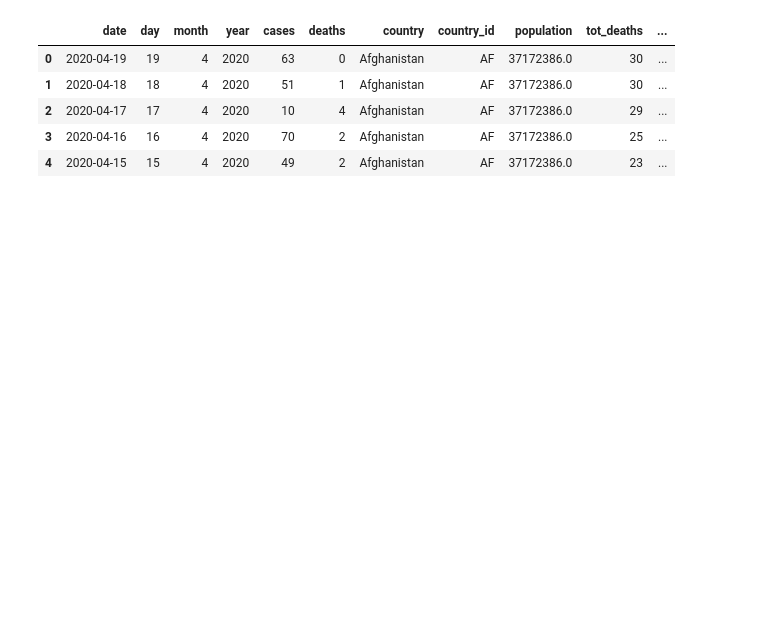
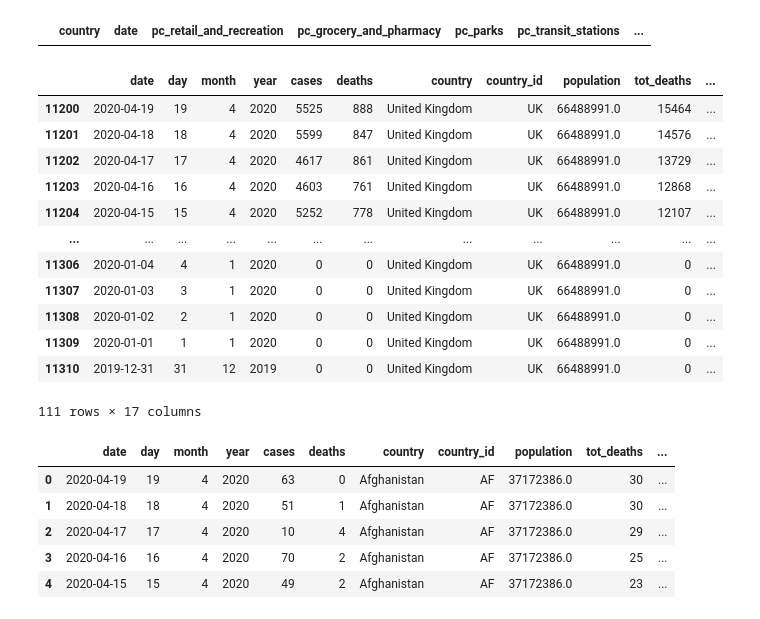
Before and after one commit to silverfield/corona-vis, a Jupyter notebook: nbs/explore-mobility.ipynb, the cells around one changed output. Drawn from its saved outputs; the diff is of its cells as text; code cells hidden in the pictures; blank space fills up the shorter version.

```diff
--- a/nbs/explore-mobility.ipynb
+++ b/nbs/explore-mobility.ipynb
@@ -12,3 +66,23 @@ import pandas as pd
+# %%
+gm_df[gm_df['country'] == 'United Kingdom']
+# %% [output]
+|  | country | date | pc_retail_and_recreation | pc_grocery_and_pharmacy | pc_parks | pc_transit_stations | ... |
+# %%
+df[df['country'] == 'United Kingdom']
+# %% [output]
+|  | date | day | month | year | cases | deaths | country | country_id | population | tot_deaths | ... |
+| 11200 | 2020-04-19 | 19 | 4 | 2020 | 5525 | 888 | United Kingdom | UK | 66488991.0 | 15464 | ... |
+| 11201 | 2020-04-18 | 18 | 4 | 2020 | 5599 | 847 | United Kingdom | UK | 66488991.0 | 14576 | ... |
+| 11202 | 2020-04-17 | 17 | 4 | 2020 | 4617 | 861 | United Kingdom | UK | 66488991.0 | 13729 | ... |
+| 11203 | 2020-04-16 | 16 | 4 | 2020 | 4603 | 761 | United Kingdom | UK | 66488991.0 | 12868 | ... |
+| 11204 | 2020-04-15 | 15 | 4 | 2020 | 5252 | 778 | United Kingdom | UK | 66488991.0 | 12107 | ... |
+| ... | ... | ... | ... | ... | ... | ... | ... | ... | ... | ... | ... |
+| 11306 | 2020-01-04 | 4 | 1 | 2020 | 0 | 0 | United Kingdom | UK | 66488991.0 | 0 | ... |
+| 11307 | 2020-01-03 | 3 | 1 | 2020 | 0 | 0 | United Kingdom | UK | 66488991.0 | 0 | ... |
+| 11308 | 2020-01-02 | 2 | 1 | 2020 | 0 | 0 | United Kingdom | UK | 66488991.0 | 0 | ... |
+| 11309 | 2020-01-01 | 1 | 1 | 2020 | 0 | 0 | United Kingdom | UK | 66488991.0 | 0 | ... |
+| 11310 | 2019-12-31 | 31 | 12 | 2019 | 0 | 0 | United Kingdom | UK | 66488991.0 | 0 | ... |
+111 rows × 17 columns
 # %%
 df = procdata.get_final_df()
 df.head()
```
Also changed, not shown: parts of 6 cells of this notebook, 4 other files.
